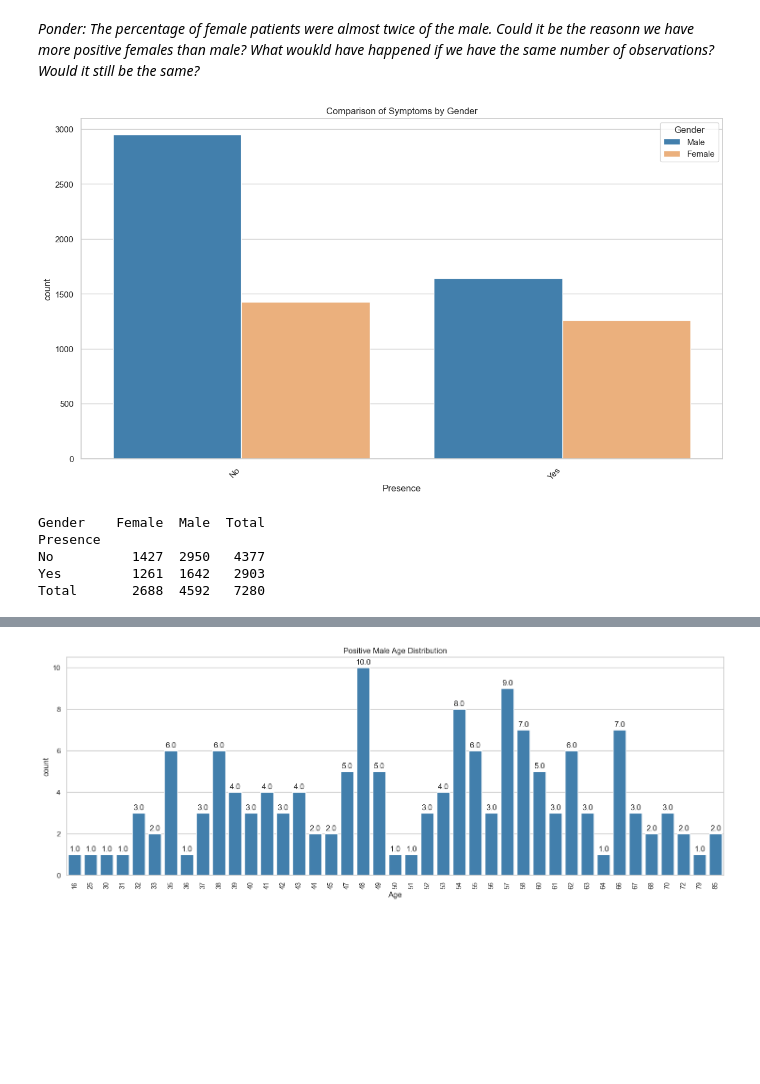
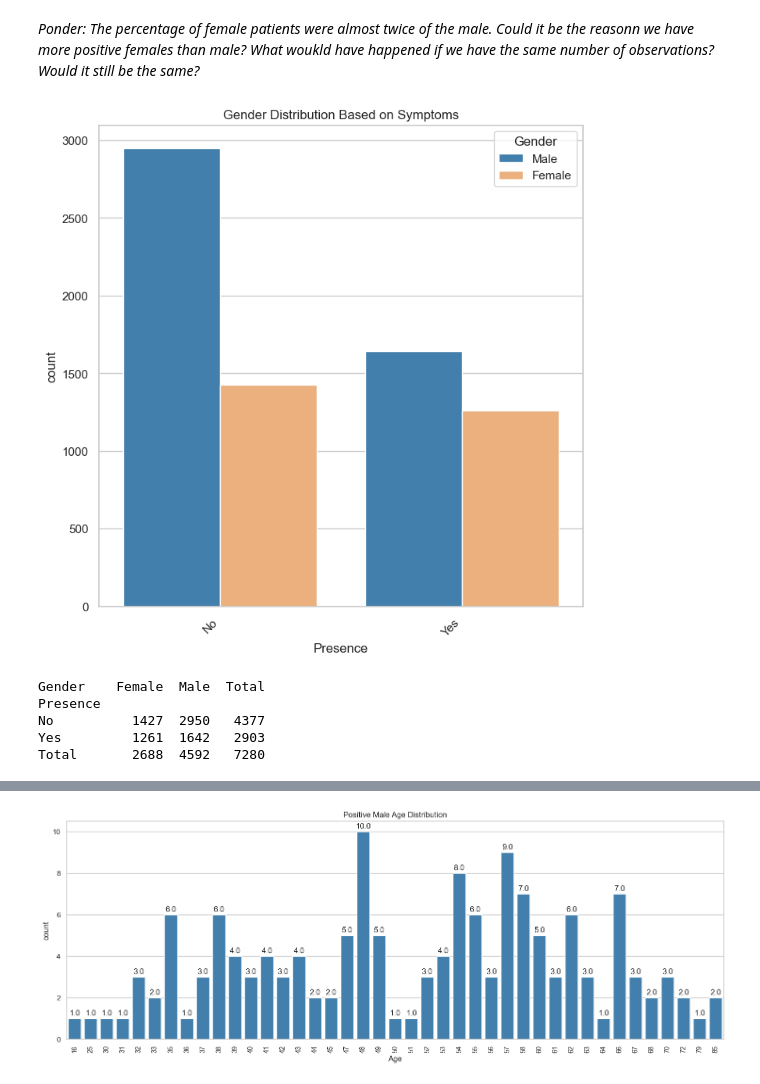
Before and after one commit to ifuu16/diabetes_early_detection, a Jupyter notebook: Early_Diabetes_Detection.ipynb, the cells around one changed output, grey strips where cells are left out. Drawn from its saved outputs; the diff is of its cells as text; code cells hidden in the pictures; blank space fills up the shorter version.

```diff
--- a/Early_Diabetes_Detection.ipynb
+++ b/Early_Diabetes_Detection.ipynb
@@ -155,40 +160,40 @@ Total        192   328    520
 # %% [markdown]
 *Ponder: The percentage of female patients were almost twice of the male. Could it be the reasonn we have more positive females than male? What woukld have happened if we have the same number of observations? Would it still be the same?*
 # %%
-#check age distribution
+#check Gender distribution Based on Symptoms
 
 #Save the symptoms and gender in new_data
 symptoms = data.drop(['Age', 'Class'], axis=1)
 
 #convert to a dataframe
 df = pd.DataFrame(symptoms)
 
 # Melt the DataFrame to make it suitable for plotting. place the symptoms in a column called Symptom
 Reshaped_data = pd.melt(df, id_vars='Gender', var_name='Symptom', value_name='Presence')
 
 
 
 # Plotting
 sns.set(style="whitegrid")
-plt.figure(figsize=(15, 8))
+plt.figure(figsize=(8, 8))
 sns.countplot(x='Presence', hue='Gender', data=Reshaped_data, palette=['#3182bd', '#fdae6b'])
 
 
 plt.xticks(rotation=45, ha='right')  # Rotate x-axis labels for better visibility
-plt.title('Comparison of Symptoms by Gender')
+plt.title('Gender Distribution Based on Symptoms')
 plt.show()
 
 # Create a cross-tabulation (crosstab)
 symptomsCT = pd.crosstab(index=Reshaped_data['Presence'], columns=Reshaped_data['Gender'], margins=True, margins_name='Total')
 print(symptomsCT)
 
 # Create a heatmap from the crosstab
 # plt.figure(figsize=(10, 6))
 # sns.heatmap(positive_symptomsCT, annot=True, cmap='YlGnBu', fmt='d', cbar=True)
 # plt.title('Positive Symptoms by Gender')
 # plt.show()
 # %% [output]
-[figure, old version]
+[figure, new version]
 Gender    Female  Male  Total
 Presence
 No          1427  2950   4377
```
Also changed, not shown: parts of 5 cells of this notebook.
